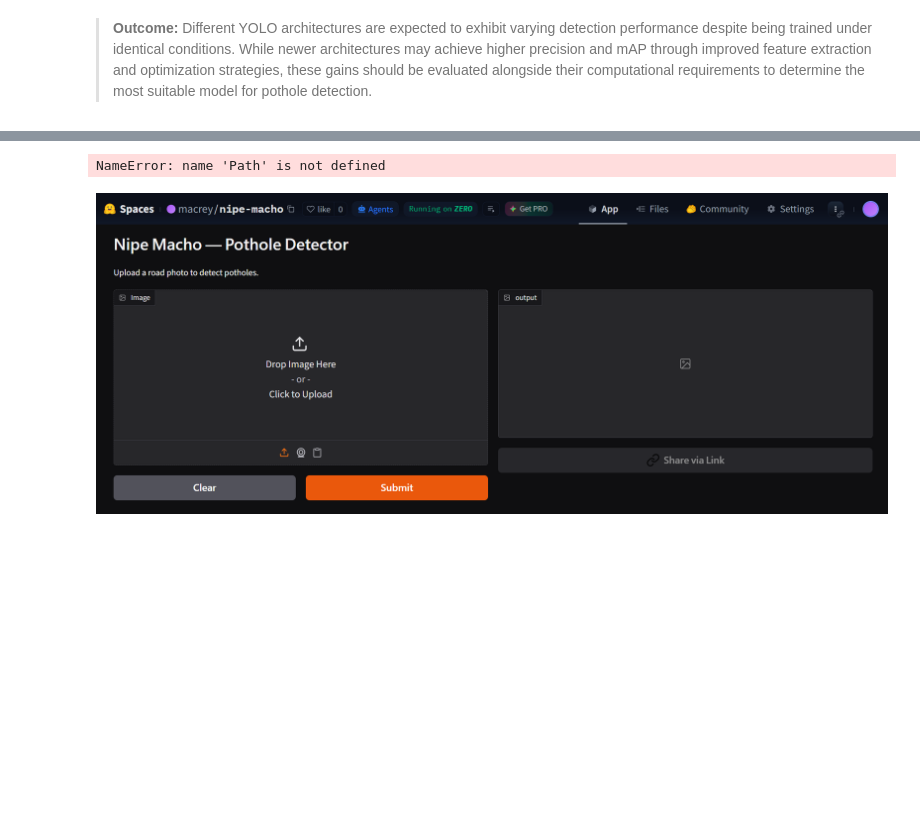
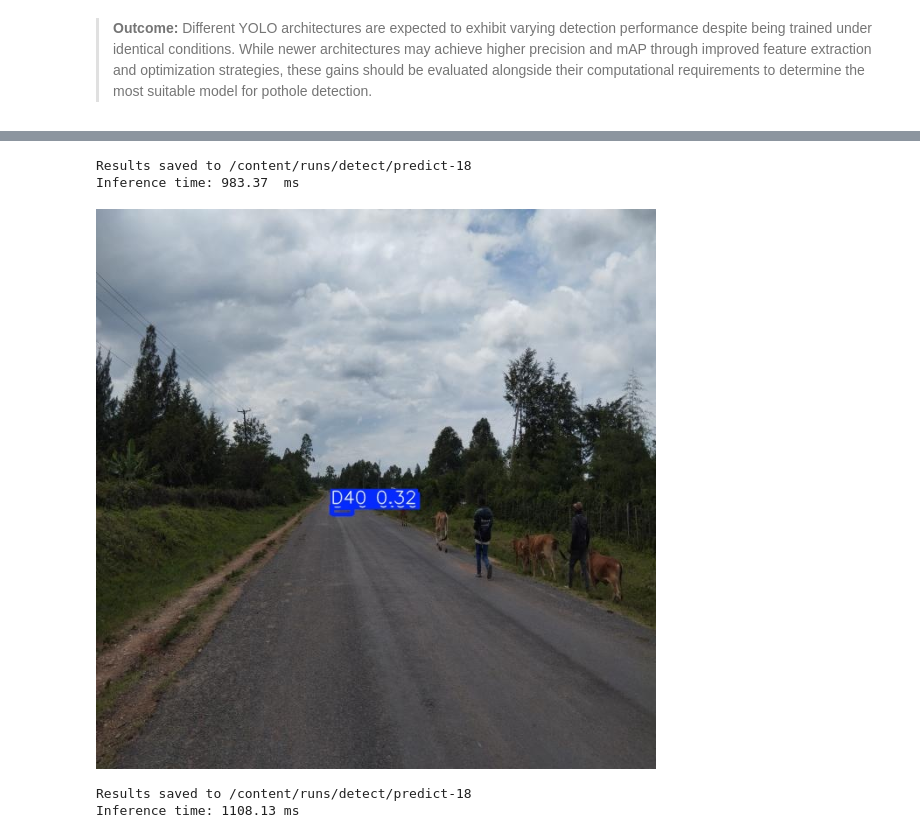
Before and after one commit to kibwale/nipe_macho, a Jupyter notebook: notebooks/testing_new_data.ipynb, the cells around one changed output, grey strips where cells are left out. Cells and saved outputs as stored; diff of their text form; code cells hidden in the pictures; blank space fills up the shorter version.

```diff
--- a/notebooks/testing_new_data.ipynb
+++ b/notebooks/testing_new_data.ipynb
@@ -582,16 +559,23 @@ The ultimate test of an object detection model is its performance on data it has
 
 To qualitatively assess the detector's performance, the trained model is applied to randomly selected images from the held-out test set. A confidence threshold of **0.25** is used to filter low-confidence detections, and the resulting predictions are visualized by overlaying the detected potholes with their corresponding bounding boxes. This provides a visual assessment of the model's ability to generalize to previously unseen road images.
 # %%
+# pick a random test image
 test_dir = Path("/content/rdd2020/final/test/images")
 image_path = random.choice(list(test_dir.glob("*")))
 
-# Load the selected trained model (YOLO26s)
-results_dir = "/content/drive/MyDrive/potholes/runs/v26/v26s_800"
-model = address.load_trained_model(results_dir)
-results = model.predict( source=str(image_path), conf=0.25,save=True)
+# Load the trained model and run inference
+model = YOLO("/content/drive/MyDrive/potholes/runs/8S/8S-800/weights/best.pt")
 
-#address.display_prediction(address.find_latest_predict_dir())
+model.predict(source=str(image_path), conf=0.25, verbose=False)  # warm-up
+results = model.predict(source=str(image_path), conf=0.25, save=True)
+
+
+print(f"Inference time: {results[0].speed['inference']:.2f}  ms")
+
+#display(Image(filename=f"runs/detect/predict-16/{image_path.name}"))
+latest_predict_dir = Path(address.find_latest_predict_dir())
+display(Image(filename=str(latest_predict_dir / image_path.name)))
 # %% [output]
-NameError: name 'Path' is not defined
+Results saved to /content/runs/detect/predict-18
+Inference time: 983.37  ms
+[figure, added]
-# %% [markdown]
-![image.png](embedded-picture-1)
@@ -634,0 +586,9 @@ print(f"Inference time: {elapsed*1000:.2f} ms")
+# %%
+start = time.time()
+model.predict(source=str(image_path), conf=0.25, save=True)
+elapsed = time.time() - start
+
+print(f"Inference time: {elapsed*1000:.2f} ms")
+# %% [output]
+Results saved to /content/runs/detect/predict-18
+Inference time: 1108.13 ms
```
Also changed, not shown: parts of 31 cells of this notebook.
